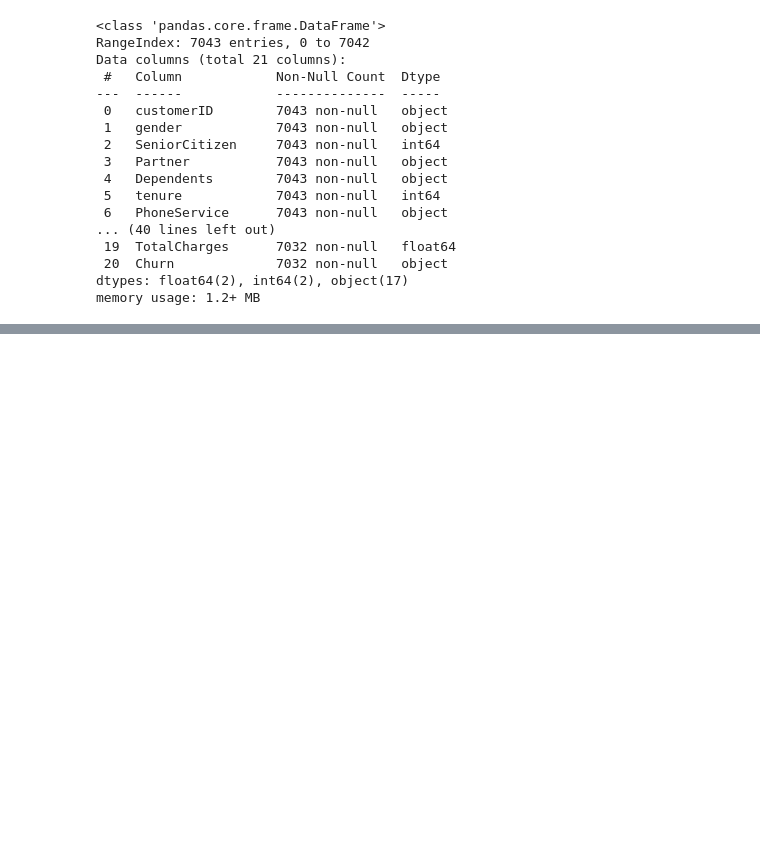
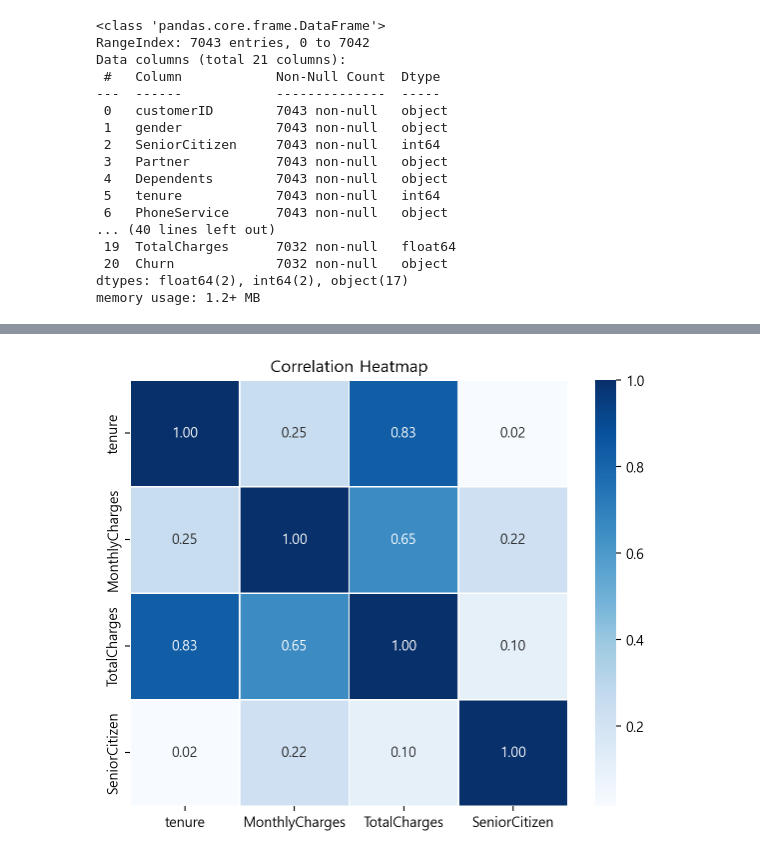
Before and after one commit to jihuikim45/hipython_rep, a Jupyter notebook: DA_mini_project/report.ipynb, the cells around one changed output, grey strips where cells are left out. Cells and saved outputs as stored; diff of their text form; code cells hidden in the pictures; blank space fills up the shorter version.

```diff
--- a/DA_mini_project/report.ipynb
+++ b/DA_mini_project/report.ipynb
@@ -149,0 +246,24 @@ memory usage: 1.2+ MB
+# %%
+# Heatmap
+
+
+
+
+# Heatmap으로 변수 간 상관관계 확인
+correlation_features = ['tenure', 'MonthlyCharges', 'TotalCharges', 'SeniorCitizen']
+correlation_matrix = df_clean[correlation_features].corr()
+
+plt.figure(figsize=(6, 5))
+sns.heatmap(
+    correlation_matrix,
+    annot=True,
+    fmt=".2f",
+    cmap='Blues',
+    linewidths=0.5,
+    cbar=True
+)
+plt.title('Correlation Heatmap')
+plt.tight_layout()
+plt.show()
+# %% [output]
+[figure, added]
```
Also changed, not shown: parts of 18 cells of this notebook.
